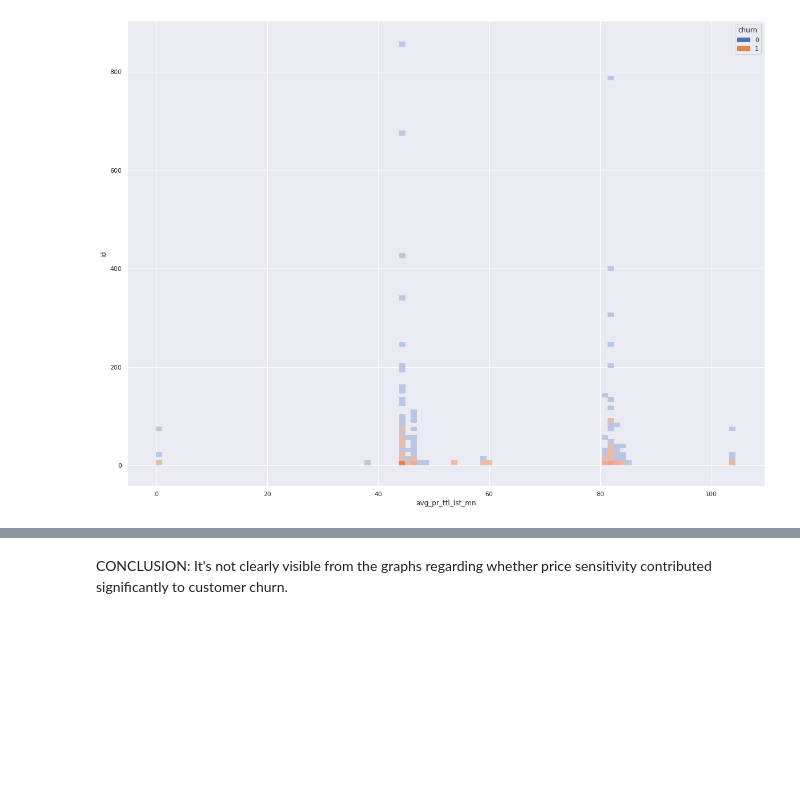
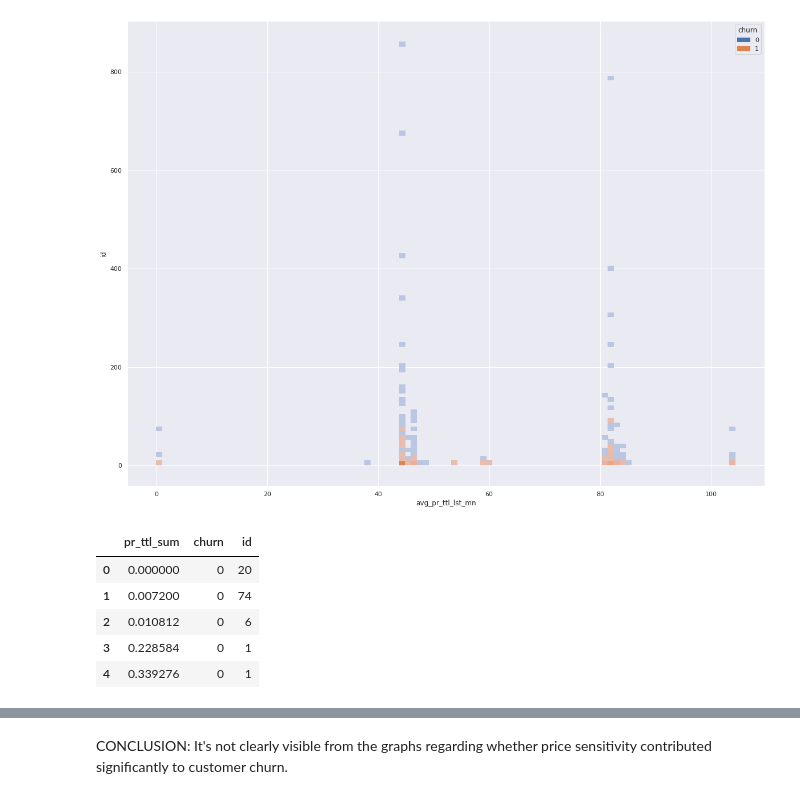
Before and after one commit to nug-12/BCG_Data_Virtual_Experience, a Jupyter notebook: BCG.ipynb, the cells around one changed output, grey strips where cells are left out. Saved outputs shown, nothing was run; the diff lists cells and outputs as text; code cells hidden in the pictures; blank space fills up the shorter version.

```diff
--- a/BCG.ipynb
+++ b/BCG.ipynb
@@ -506,3 +528,13 @@ sns.histplot(data=avg_pr_ttl_lst_mn_hist, x='avg_pr_ttl_lst_mn', y='id', hue='ch
 # %% [output]
 <matplotlib.axes._subplots.AxesSubplot at 0x...>
 [figure]
+# %%
+pr_ttl_sum_hist = cl_ft.groupby(['pr_ttl_sum', 'churn'])['id'].count().reset_index()
+pr_ttl_sum_hist.head()
+# %% [output]
+|  | pr_ttl_sum | churn | id |
+| 0 | 0.000000 | 0 | 20 |
+| 1 | 0.007200 | 0 | 74 |
+| 2 | 0.010812 | 0 | 6 |
+| 3 | 0.228584 | 0 | 1 |
+| 4 | 0.339276 | 0 | 1 |
```
Also changed, not shown: parts of 5 cells of this notebook.
